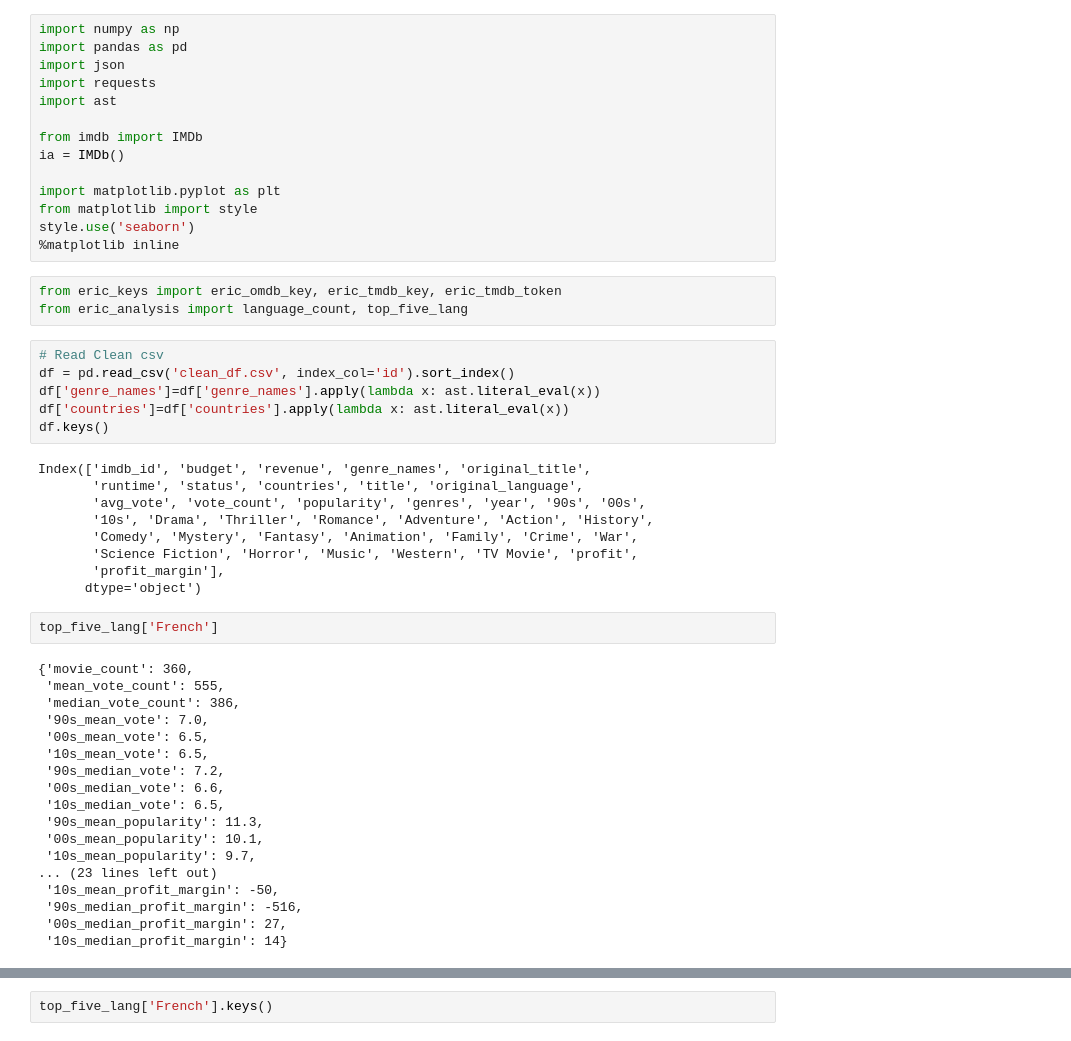
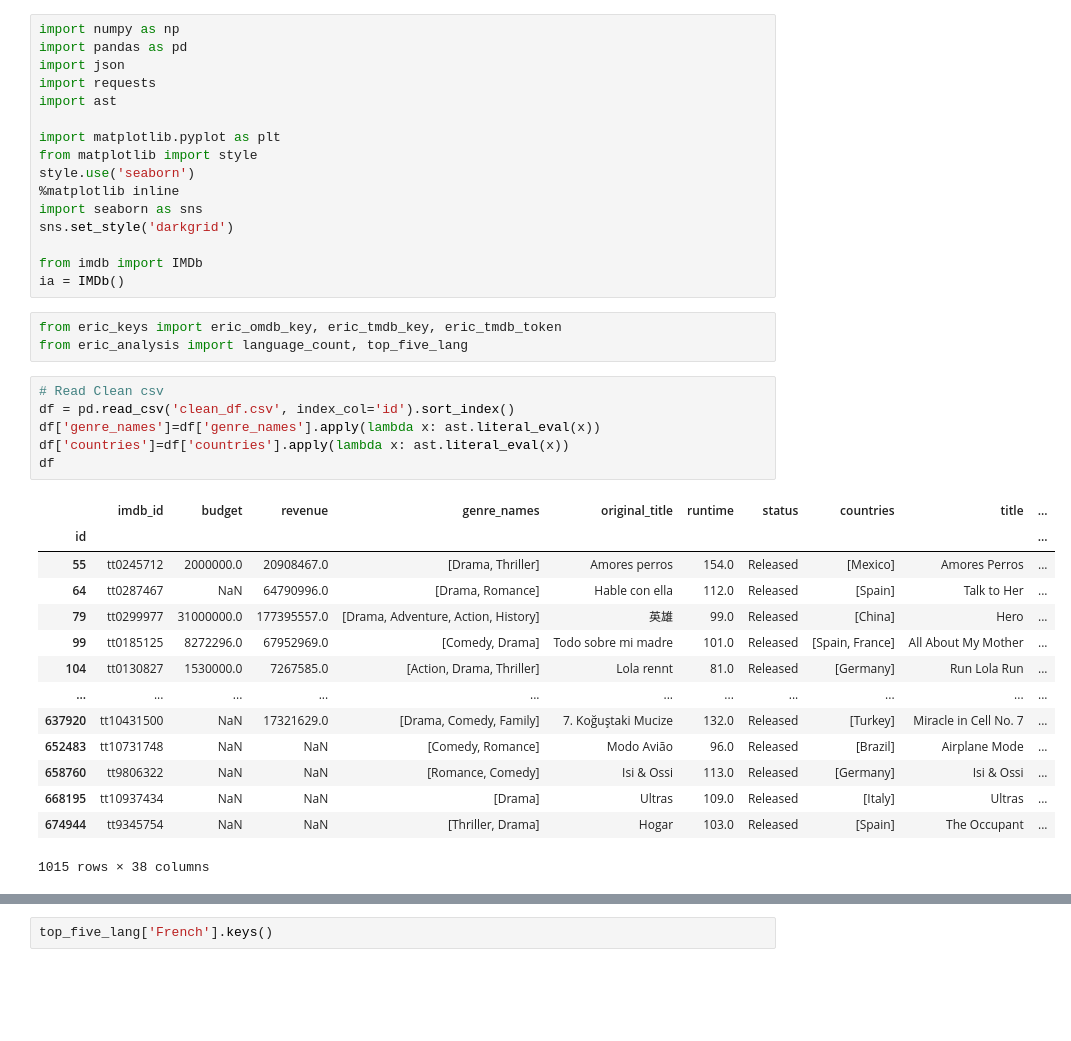
Before and after one commit to EricB10/movie_eda, a Jupyter notebook: eric_notebook.ipynb, the cells around one changed output, grey strips where cells are left out. Saved outputs shown, nothing was run; the diff lists cells and outputs as text; blank space fills up the shorter version.

```diff
--- a/eric_notebook.ipynb
+++ b/eric_notebook.ipynb
@@ -5,48 +5,36 @@ import json
 import requests
 import ast
 
-from imdb import IMDb
-ia = IMDb()
-
 import matplotlib.pyplot as plt
 from matplotlib import style
 style.use('seaborn')
 %matplotlib inline
+import seaborn as sns
+sns.set_style('darkgrid')
+
+from imdb import IMDb
+ia = IMDb()
 # %%
 from eric_keys import eric_omdb_key, eric_tmdb_key, eric_tmdb_token
 from eric_analysis import language_count, top_five_lang
 # %%
 # Read Clean csv
 df = pd.read_csv('clean_df.csv', index_col='id').sort_index()
 df['genre_names']=df['genre_names'].apply(lambda x: ast.literal_eval(x))
 df['countries']=df['countries'].apply(lambda x: ast.literal_eval(x))
-df.keys()
+df
 # %% [output]
+|  | imdb_id | budget | revenue | genre_names | original_title | runtime | status | countries | title | ... |
+| id |  |  |  |  |  |  |  |  |  | ... |
+| 55 | tt0245712 | 2000000.0 | 20908467.0 | [Drama, Thriller] | Amores perros | 154.0 | Released | [Mexico] | Amores Perros | ... |
+| 64 | tt0287467 | NaN | 64790996.0 | [Drama, Romance] | Hable con ella | 112.0 | Released | [Spain] | Talk to Her | ... |
+| 79 | tt0299977 | 31000000.0 | 177395557.0 | [Drama, Adventure, Action, History] | 英雄 | 99.0 | Released | [China] | Hero | ... |
+| 99 | tt0185125 | 8272296.0 | 67952969.0 | [Comedy, Drama] | Todo sobre mi madre | 101.0 | Released | [Spain, France] | All About My Mother | ... |
+| 104 | tt0130827 | 1530000.0 | 7267585.0 | [Action, Drama, Thriller] | Lola rennt | 81.0 | Released | [Germany] | Run Lola Run | ... |
+| ... | ... | ... | ... | ... | ... | ... | ... | ... | ... | ... |
+| 637920 | tt10431500 | NaN | 17321629.0 | [Drama, Comedy, Family] | 7. Koğuştaki Mucize | 132.0 | Released | [Turkey] | Miracle in Cell No. 7 | ... |
+| 652483 | tt10731748 | NaN | NaN | [Comedy, Romance] | Modo Avião | 96.0 | Released | [Brazil] | Airplane Mode | ... |
+| 658760 | tt9806322 | NaN | NaN | [Romance, Comedy] | Isi & Ossi | 113.0 | Released | [Germany] | Isi & Ossi | ... |
+| 668195 | tt10937434 | NaN | NaN | [Drama] | Ultras | 109.0 | Released | [Italy] | Ultras | ... |
+| 674944 | tt9345754 | NaN | NaN | [Thriller, Drama] | Hogar | 103.0 | Released | [Spain] | The Occupant | ... |
-Index(['imdb_id', 'budget', 'revenue', 'genre_names', 'original_title',
-       'runtime', 'status', 'countries', 'title', 'original_language',
-       'avg_vote', 'vote_count', 'popularity', 'genres', 'year', '90s', '00s',
-       '10s', 'Drama', 'Thriller', 'Romance', 'Adventure', 'Action', 'History',
-       'Comedy', 'Mystery', 'Fantasy', 'Animation', 'Family', 'Crime', 'War',
-       'Science Fiction', 'Horror', 'Music', 'Western', 'TV Movie', 'profit',
-       'profit_margin'],
-      dtype='object')
+1015 rows × 38 columns
-# %%
-top_five_lang['French']
-# %% [output]
-{'movie_count': 360,
- 'mean_vote_count': 555,
- 'median_vote_count': 386,
- '90s_mean_vote': 7.0,
- '00s_mean_vote': 6.5,
- '10s_mean_vote': 6.5,
- '90s_median_vote': 7.2,
- '00s_median_vote': 6.6,
- '10s_median_vote': 6.5,
- '90s_mean_popularity': 11.3,
- '00s_mean_popularity': 10.1,
- '10s_mean_popularity': 9.7,
-... (23 lines left out)
- '10s_mean_profit_margin': -50,
- '90s_median_profit_margin': -516,
- '00s_median_profit_margin': 27,
- '10s_median_profit_margin': 14}
```
Also changed, not shown: parts of 9 cells of this notebook, 2 other files.
